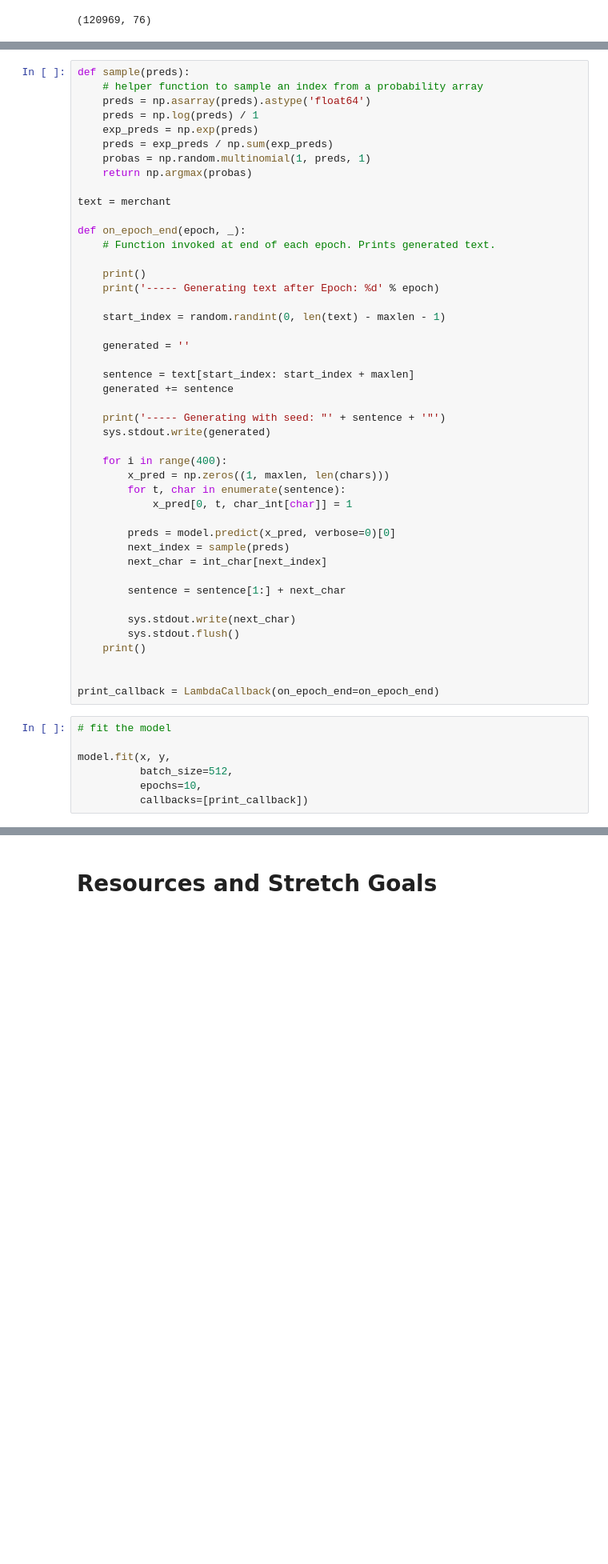
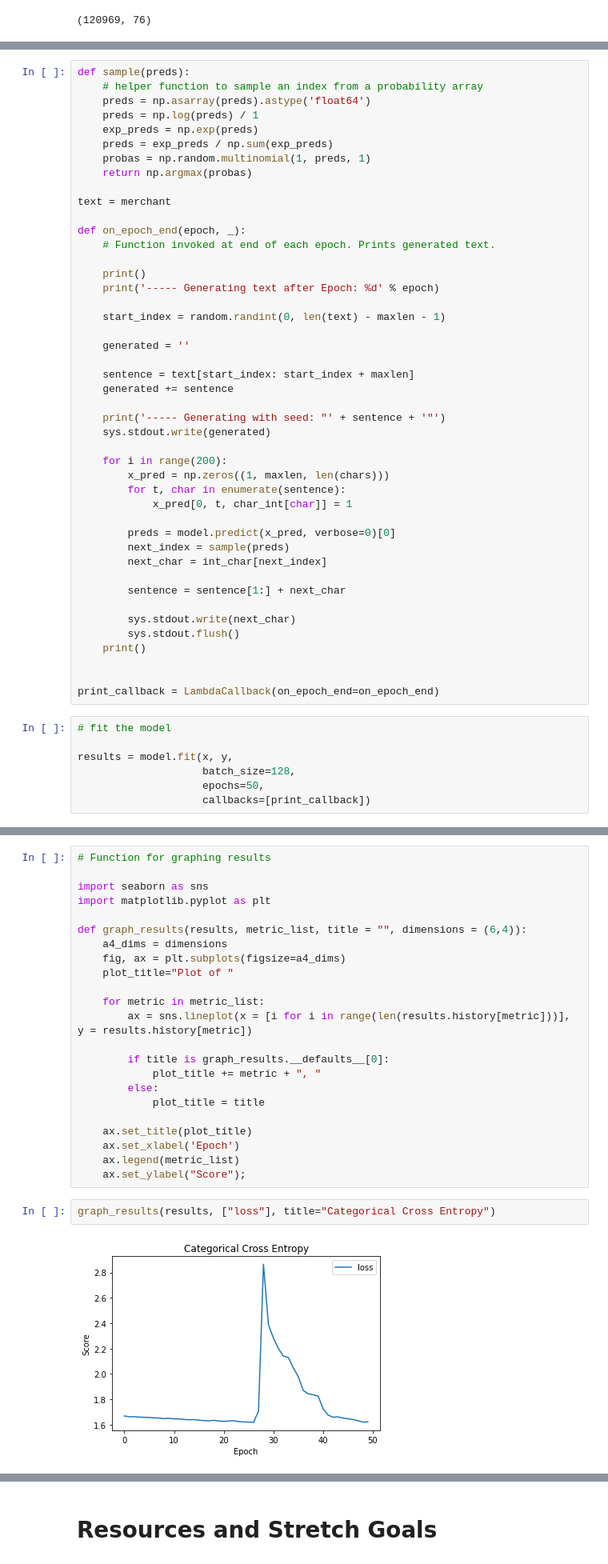
Before and after one commit to HKang42/DS-Unit-4-Sprint-3-Deep-Learning, a Jupyter notebook: module1-rnn-and-lstm/LS_DS_431_RNN_and_LSTM_Assignment.ipynb, the cells around one changed output, grey strips where cells are left out. Shown at 80% size. Cells and saved outputs as stored; diff of their text form; blank space fills up the shorter version.

Commit message:
Additional epochs for assignment 1. In-class lecture notebook for module 2

```diff
--- a/module1-rnn-and-lstm/LS_DS_431_RNN_and_LSTM_Assignment.ipynb
+++ b/module1-rnn-and-lstm/LS_DS_431_RNN_and_LSTM_Assignment.ipynb
@@ -200,7 +200,7 @@ def on_epoch_end(epoch, _):
     print('----- Generating with seed: "' + sentence + '"')
     sys.stdout.write(generated)
 
-    for i in range(400):
+    for i in range(200):
         x_pred = np.zeros((1, maxlen, len(chars)))
         for t, char in enumerate(sentence):
             x_pred[0, t, char_int[char]] = 1
@@ -220,8 +220,8 @@ print_callback = LambdaCallback(on_epoch_end=on_epoch_end)
 # %%
 # fit the model
 
-model.fit(x, y,
-          batch_size=512,
-          epochs=10,
-          callbacks=[print_callback])
+results = model.fit(x, y,
+                    batch_size=128,
+                    epochs=50,
+                    callbacks=[print_callback])
 # %% [output]
@@ -245,0 +245,27 @@
+# %%
+# Function for graphing results
+
+import seaborn as sns
+import matplotlib.pyplot as plt
+
+def graph_results(results, metric_list, title = "", dimensions = (6,4)):
+    a4_dims = dimensions
+    fig, ax = plt.subplots(figsize=a4_dims)
+    plot_title="Plot of "
+
+    for metric in metric_list:
+        ax = sns.lineplot(x = [i for i in range(len(results.history[metric]))], y = results.history[metric])
+
+        if title is graph_results.__defaults__[0]:
+            plot_title += metric + ", "
+        else:
+            plot_title = title
+
+    ax.set_title(plot_title)
+    ax.set_xlabel('Epoch')
+    ax.legend(metric_list)
+    ax.set_ylabel("Score");
+# %%
+graph_results(results, ["loss"], title="Categorical Cross Entropy")
+# %% [output]
+[figure, added]
```
Also changed, not shown: parts of 6 cells of this notebook.
